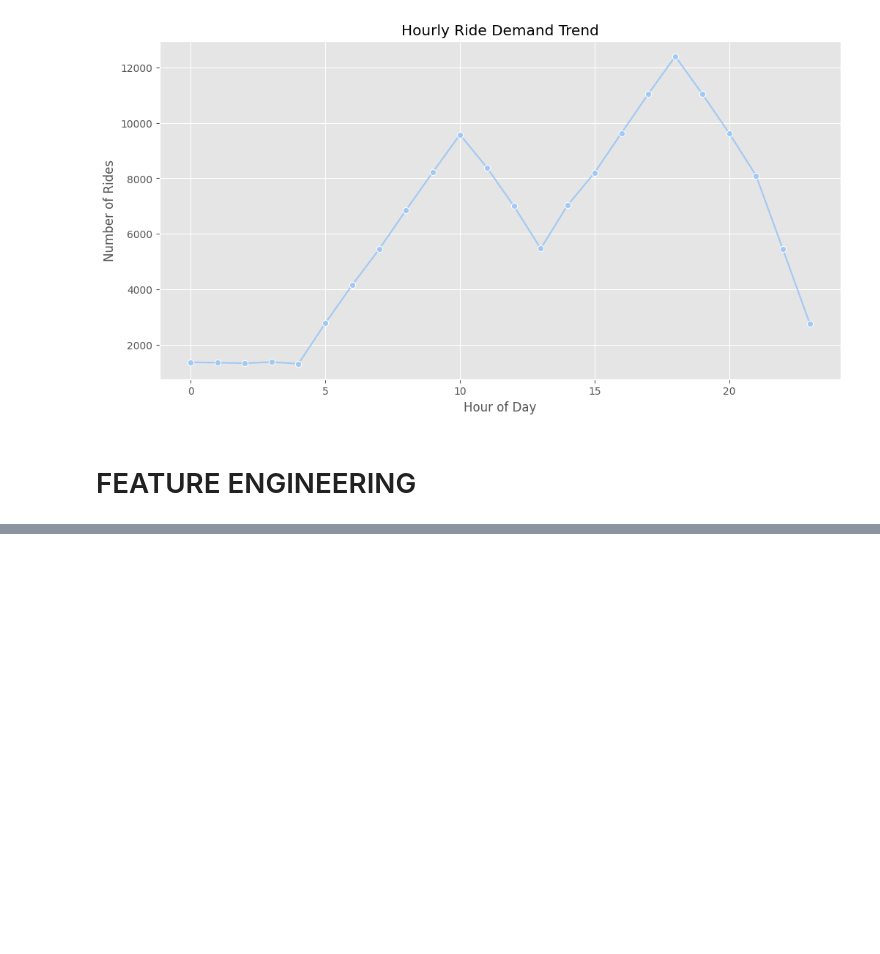
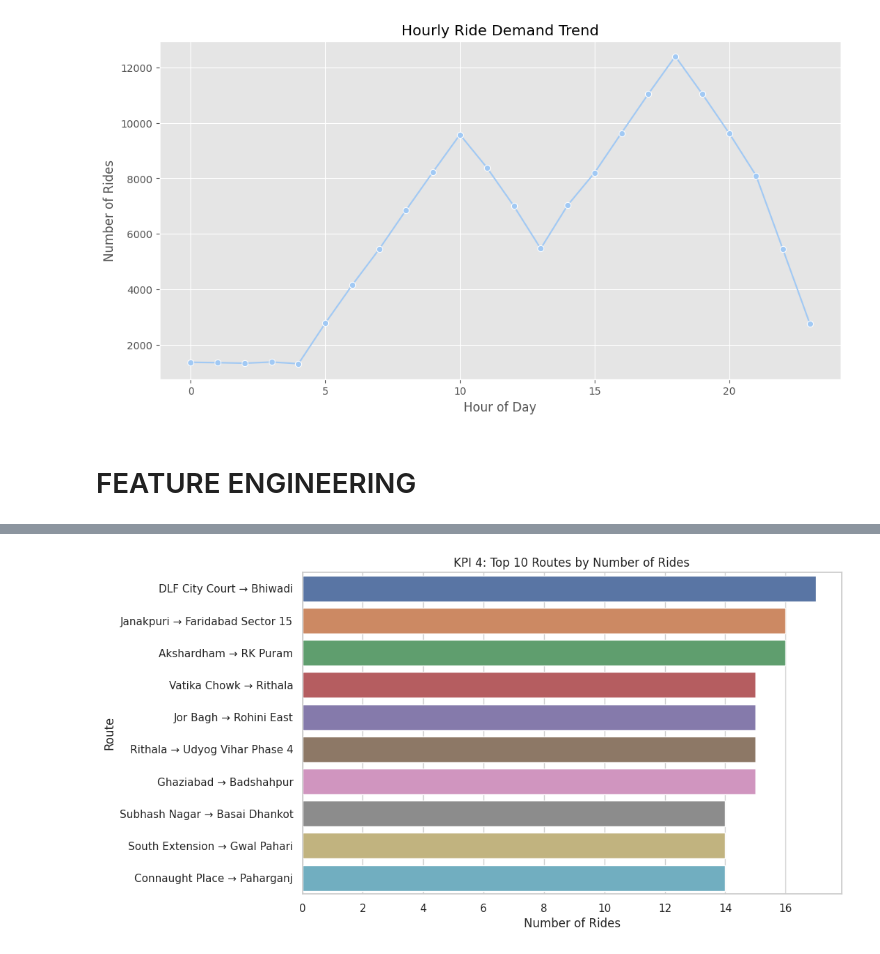
Before and after one commit to EZZY619/kaggle-notebooks-portfolio, a Jupyter notebook: uberdataset.ipynb, the cells around one changed output, grey strips where cells are left out. Saved outputs shown, nothing was run; the diff lists cells and outputs as text; code cells hidden in the pictures; blank space fills up the shorter version.

```diff
--- a/uberdataset.ipynb
+++ b/uberdataset.ipynb
@@ -403,0 +432,15 @@ plt.show()
+# %%
+# Top 10 Routes by Number of Rides
+top_routes_count = df['Route'].value_counts().head(10)
+
+plt.figure(figsize=(10,6))
+sns.barplot(
+    x=top_routes_count.values,
+    y=top_routes_count.index
+)
+plt.title("KPI 4: Top 10 Routes by Number of Rides")
+plt.xlabel("Number of Rides")
+plt.ylabel("Route")
+plt.show()
+# %% [output]
+[figure, added]
```
Also changed, not shown: parts of 6 cells of this notebook.
